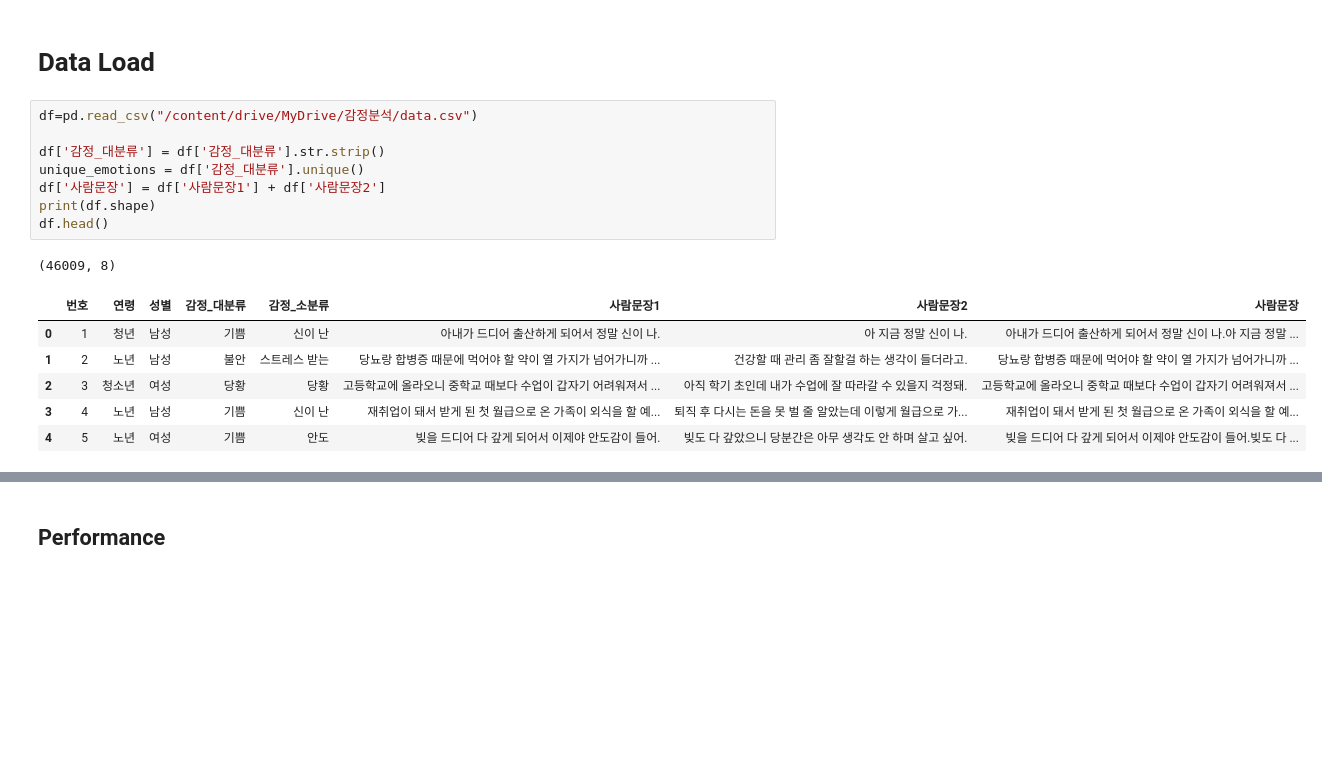
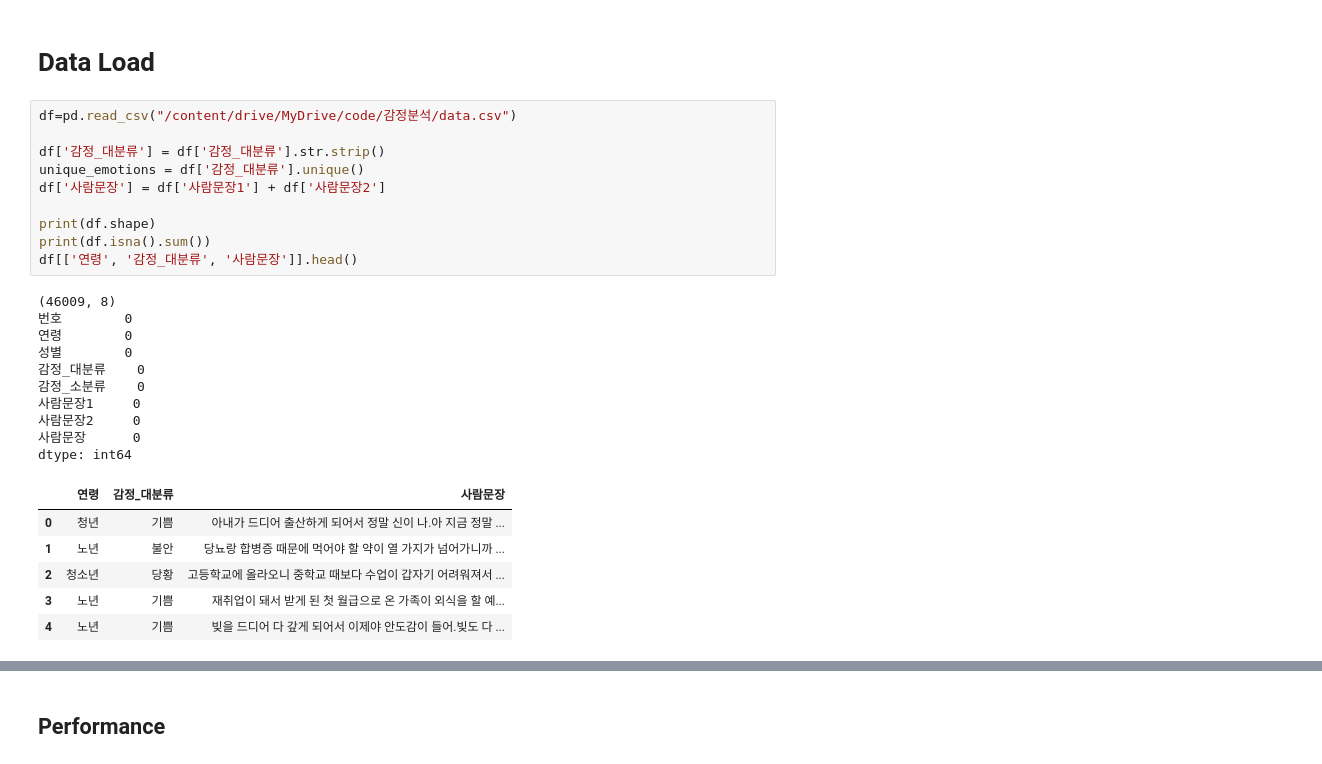
Before and after one commit to yy0750/Analyzing_Depression_Emotions, a Jupyter notebook: Analyzing_Depression_Emotions.ipynb, the cells around one changed output, grey strips where cells are left out. Saved outputs shown, nothing was run; the diff lists cells and outputs as text; blank space fills up the shorter version.

```diff
--- a/Analyzing_Depression_Emotions.ipynb
+++ b/Analyzing_Depression_Emotions.ipynb
@@ -47,18 +65,29 @@ Mounted at /content/drive
 # %% [markdown]
 # Data Load
 # %%
-df=pd.read_csv("/content/drive/MyDrive/감정분석/data.csv")
+df=pd.read_csv("/content/drive/MyDrive/code/감정분석/data.csv")
 
 df['감정_대분류'] = df['감정_대분류'].str.strip()
 unique_emotions = df['감정_대분류'].unique()
 df['사람문장'] = df['사람문장1'] + df['사람문장2']
+
 print(df.shape)
-df.head()
+print(df.isna().sum())
+df[['연령', '감정_대분류', '사람문장']].head()
 # %% [output]
 (46009, 8)
+번호        0
+연령        0
+성별        0
+감정_대분류    0
+감정_소분류    0
+사람문장1     0
+사람문장2     0
+사람문장      0
+dtype: int64
-|  | 번호 | 연령 | 성별 | 감정_대분류 | 감정_소분류 | 사람문장1 | 사람문장2 | 사람문장 |
-| 0 | 1 | 청년 | 남성 | 기쁨 | 신이 난 | 아내가 드디어 출산하게 되어서 정말 신이 나. | 아 지금 정말 신이 나. | 아내가 드디어 출산하게 되어서 정말 신이 나.아 지금 정말 ... |
-| 1 | 2 | 노년 | 남성 | 불안 | 스트레스 받는 | 당뇨랑 합병증 때문에 먹어야 할 약이 열 가지가 넘어가니까 ... | 건강할 때 관리 좀 잘할걸 하는 생각이 들더라고. | 당뇨랑 합병증 때문에 먹어야 할 약이 열 가지가 넘어가니까 ... |
-| 2 | 3 | 청소년 | 여성 | 당황 | 당황 | 고등학교에 올라오니 중학교 때보다 수업이 갑자기 어려워져서 ... | 아직 학기 초인데 내가 수업에 잘 따라갈 수 있을지 걱정돼. | 고등학교에 올라오니 중학교 때보다 수업이 갑자기 어려워져서 ... |
-| 3 | 4 | 노년 | 남성 | 기쁨 | 신이 난 | 재취업이 돼서 받게 된 첫 월급으로 온 가족이 외식을 할 예... | 퇴직 후 다시는 돈을 못 벌 줄 알았는데 이렇게 월급으로 가... | 재취업이 돼서 받게 된 첫 월급으로 온 가족이 외식을 할 예... |
-| 4 | 5 | 노년 | 여성 | 기쁨 | 안도 | 빚을 드디어 다 갚게 되어서 이제야 안도감이 들어. | 빚도 다 갚았으니 당분간은 아무 생각도 안 하며 살고 싶어. | 빚을 드디어 다 갚게 되어서 이제야 안도감이 들어.빚도 다 ... |
+|  | 연령 | 감정_대분류 | 사람문장 |
+| 0 | 청년 | 기쁨 | 아내가 드디어 출산하게 되어서 정말 신이 나.아 지금 정말 ... |
+| 1 | 노년 | 불안 | 당뇨랑 합병증 때문에 먹어야 할 약이 열 가지가 넘어가니까 ... |
+| 2 | 청소년 | 당황 | 고등학교에 올라오니 중학교 때보다 수업이 갑자기 어려워져서 ... |
+| 3 | 노년 | 기쁨 | 재취업이 돼서 받게 된 첫 월급으로 온 가족이 외식을 할 예... |
+| 4 | 노년 | 기쁨 | 빚을 드디어 다 갚게 되어서 이제야 안도감이 들어.빚도 다 ... |
```
Also changed, not shown: parts of 18 cells of this notebook.
